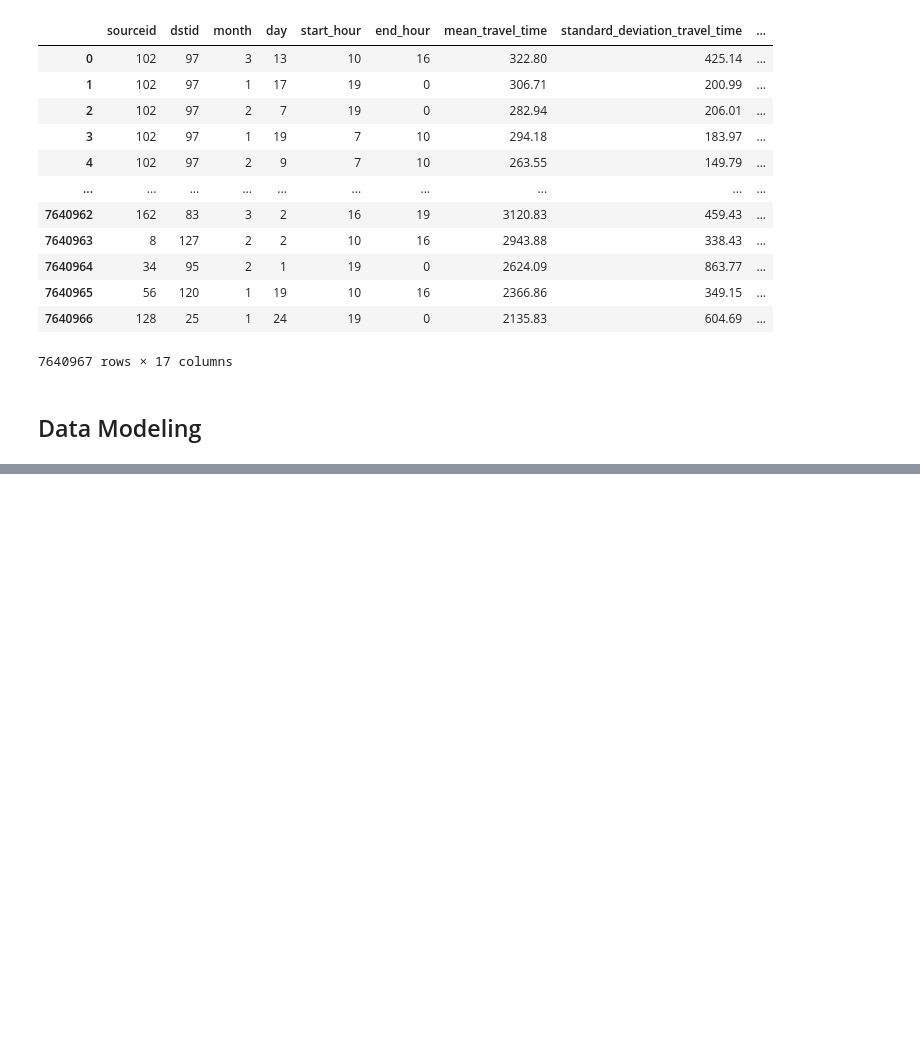
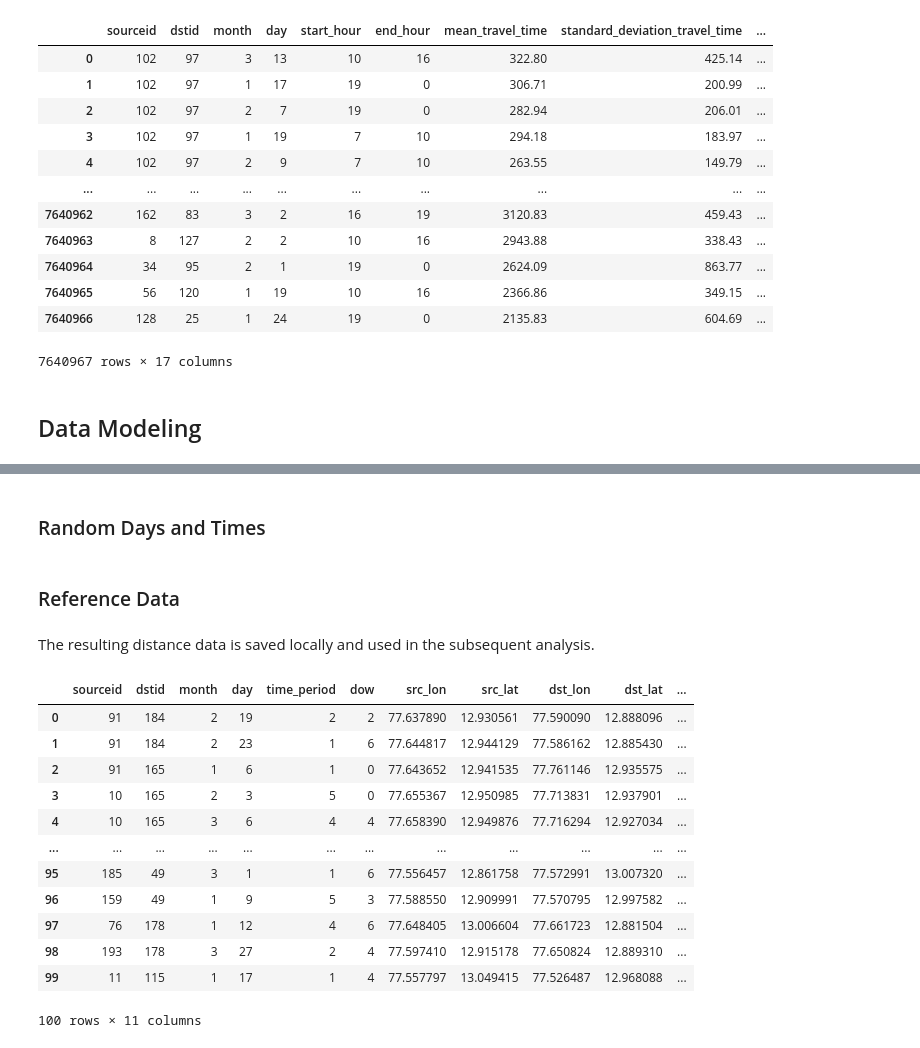
Before and after one commit to vishnuprasadjs/spatial-data-science, a Jupyter notebook: travel_time_prediction/uber_osm_model.ipynb, the cells around one changed output, grey strips where cells are left out. Saved outputs shown, nothing was run; the diff lists cells and outputs as text; code cells hidden in the pictures; blank space fills up the shorter version.

```diff
--- a/travel_time_prediction/uber_osm_model.ipynb
+++ b/travel_time_prediction/uber_osm_model.ipynb
@@ -259,0 +295,2 @@ x_train, x_test, y_train, y_test = train_test_split(x, y, test_size=0.30, random
+# %% [markdown]
+### Random Days and Times
@@ -259,0 +325,25 @@ x_train, x_test, y_train, y_test = train_test_split(x, y, test_size=0.30, random
+# %% [markdown]
+### Reference Data
+# %% [markdown]
+The resulting distance data is saved locally and used in the subsequent analysis.
+# %%
+osrm_data_folder = os.path.join('data', 'osrm')
+model_test_file = 'model_test.csv'
+model_test_filepath = os.path.join(osrm_data_folder, model_test_file)
+model_test = pd.read_csv(model_test_filepath)
+# %%
+model_test
+# %% [output]
+|  | sourceid | dstid | month | day | time_period | dow | src_lon | src_lat | dst_lon | dst_lat | ... |
+| 0 | 91 | 184 | 2 | 19 | 2 | 2 | 77.637890 | 12.930561 | 77.590090 | 12.888096 | ... |
+| 1 | 91 | 184 | 2 | 23 | 1 | 6 | 77.644817 | 12.944129 | 77.586162 | 12.885430 | ... |
+| 2 | 91 | 165 | 1 | 6 | 1 | 0 | 77.643652 | 12.941535 | 77.761146 | 12.935575 | ... |
+| 3 | 10 | 165 | 2 | 3 | 5 | 0 | 77.655367 | 12.950985 | 77.713831 | 12.937901 | ... |
+| 4 | 10 | 165 | 3 | 6 | 4 | 4 | 77.658390 | 12.949876 | 77.716294 | 12.927034 | ... |
+| ... | ... | ... | ... | ... | ... | ... | ... | ... | ... | ... | ... |
+| 95 | 185 | 49 | 3 | 1 | 1 | 6 | 77.556457 | 12.861758 | 77.572991 | 13.007320 | ... |
+| 96 | 159 | 49 | 1 | 9 | 5 | 3 | 77.588550 | 12.909991 | 77.570795 | 12.997582 | ... |
+| 97 | 76 | 178 | 1 | 12 | 4 | 6 | 77.648405 | 13.006604 | 77.661723 | 12.881504 | ... |
+| 98 | 193 | 178 | 3 | 27 | 2 | 4 | 77.597410 | 12.915178 | 77.650824 | 12.889310 | ... |
+| 99 | 11 | 115 | 1 | 17 | 1 | 4 | 77.557797 | 13.049415 | 77.526487 | 12.968088 | ... |
+100 rows × 11 columns
```
Also changed, not shown: parts of 17 cells of this notebook, 1 other file.
